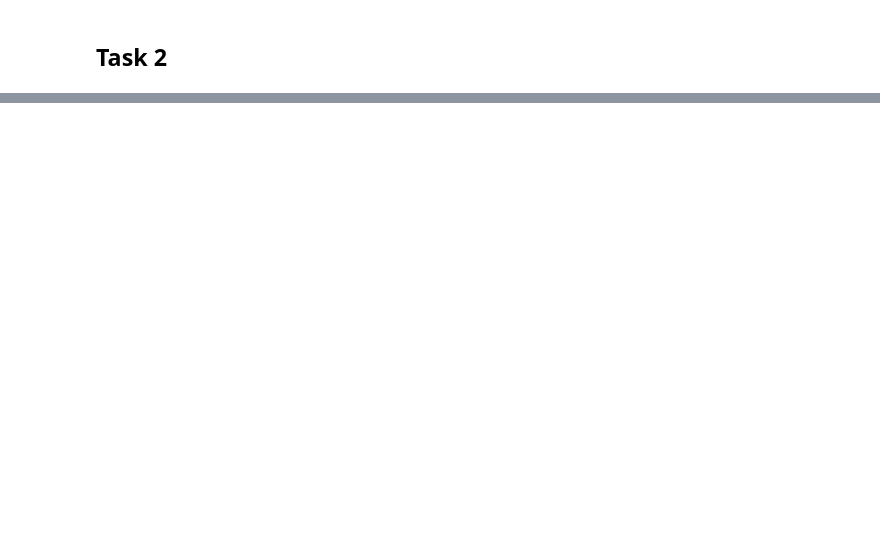
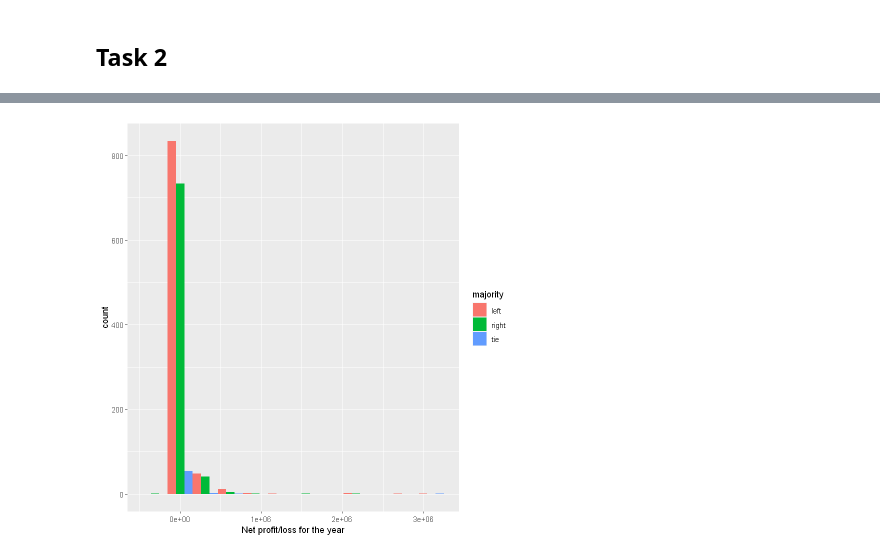
Before and after one commit to Keno-git/DS_assigment1, a Jupyter notebook: Assignment_2/Assignment_2.ipynb, the cells around one changed output, grey strips where cells are left out. Saved outputs shown, nothing was run; the diff lists cells and outputs as text; code cells hidden in the pictures; blank space fills up the shorter version.

```diff
--- a/Assignment_2/Assignment_2.ipynb
+++ b/Assignment_2/Assignment_2.ipynb
@@ -279,0 +275,5 @@ A data.frame: 1740 × 22
+# %%
+ggplot(data = df) +
+  geom_histogram(mapping = aes(x = `Net profit/loss for the year`, fill=majority), bins=12, position = "dodge")
+# %% [output]
+[figure, added]
```
Also changed, not shown: parts of 7 cells of this notebook.
